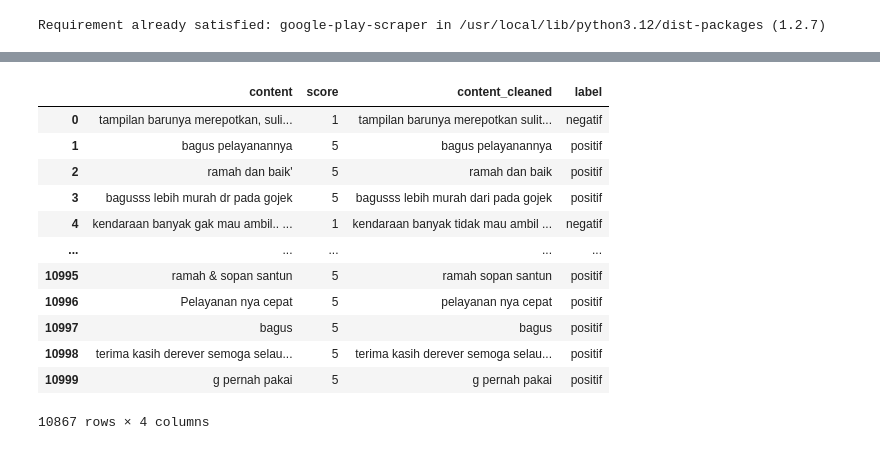
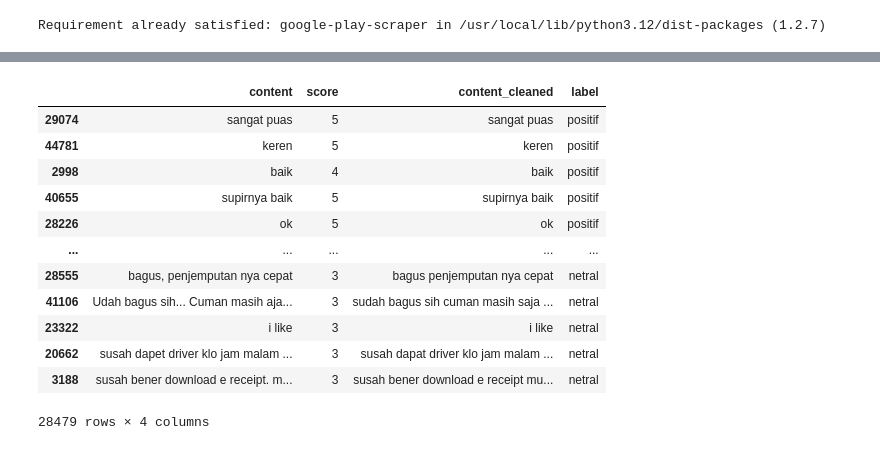
Before and after one commit to rezzz59/Sentimen-Analysis-Aplikasi-Grab, a Jupyter notebook: grab.ipynb, the cells around one changed output, grey strips where cells are left out. Drawn from its saved outputs; the diff is of its cells as text; code cells hidden in the pictures.

```diff
--- a/grab.ipynb
+++ b/grab.ipynb
@@ -105,16 +102,0 @@ See the caveats in the documentation: https://pandas.pydata.org/pandas-docs/stab
-# %%
-df
-# %% [output]
-|  | content | score | content_cleaned | label |
-| 0 | tampilan barunya merepotkan, suli... | 1 | tampilan barunya merepotkan sulit... | negatif |
-| 1 | bagus pelayanannya | 5 | bagus pelayanannya | positif |
-| 2 | ramah dan baik' | 5 | ramah dan baik | positif |
-| 3 | bagusss lebih murah dr pada gojek | 5 | bagusss lebih murah dari pada gojek | positif |
-| 4 | kendaraan banyak gak mau ambil.. ... | 1 | kendaraan banyak tidak mau ambil ... | negatif |
-| ... | ... | ... | ... | ... |
-| 10995 | ramah & sopan santun | 5 | ramah sopan santun | positif |
-| 10996 | Pelayanan nya cepat | 5 | pelayanan nya cepat | positif |
-| 10997 | bagus | 5 | bagus | positif |
-| 10998 | terima kasih derever semoga selau... | 5 | terima kasih derever semoga selau... | positif |
-| 10999 | g pernah pakai | 5 | g pernah pakai | positif |
-10867 rows × 4 columns
@@ -120,0 +112,16 @@ df
+# %%
+df_final
+# %% [output]
+|  | content | score | content_cleaned | label |
+| 29074 | sangat puas | 5 | sangat puas | positif |
+| 44781 | keren | 5 | keren | positif |
+| 2998 | baik | 4 | baik | positif |
+| 40655 | supirnya baik | 5 | supirnya baik | positif |
+| 28226 | ok | 5 | ok | positif |
+| ... | ... | ... | ... | ... |
+| 28555 | bagus, penjemputan nya cepat | 3 | bagus penjemputan nya cepat | netral |
+| 41106 | Udah bagus sih... Cuman masih aja... | 3 | sudah bagus sih cuman masih saja ... | netral |
+| 23322 | i like | 3 | i like | netral |
+| 20662 | susah dapet driver klo jam malam ... | 3 | susah dapat driver klo jam malam ... | netral |
+| 3188 | susah bener download e receipt. m... | 3 | susah bener download e receipt mu... | netral |
+28479 rows × 4 columns
```
Also changed, not shown: parts of 17 cells of this notebook.
